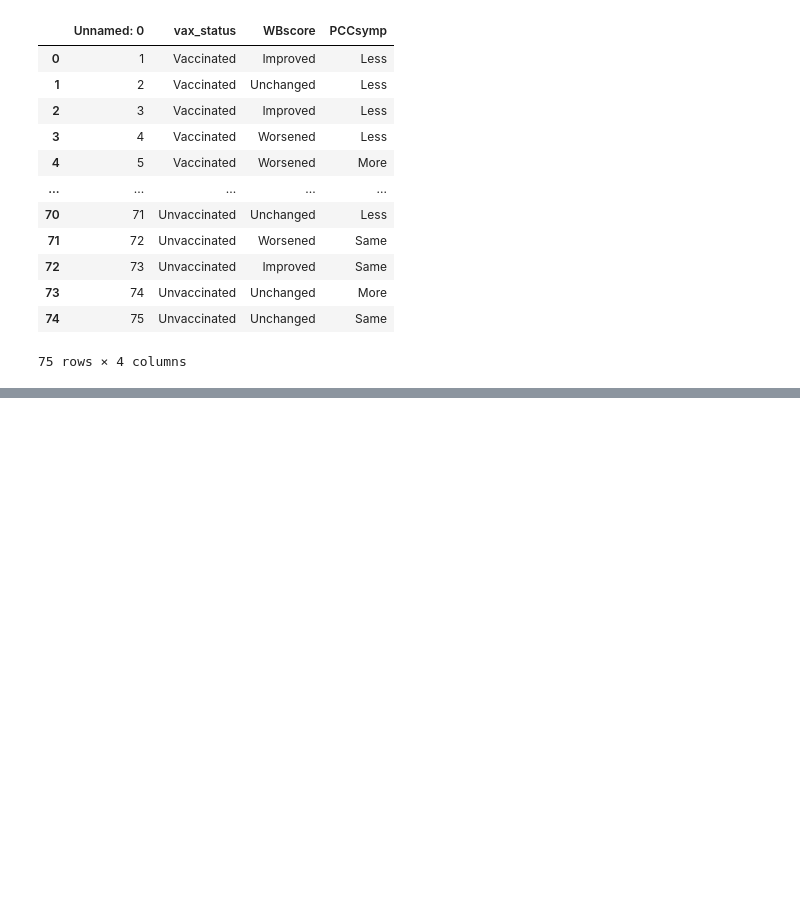
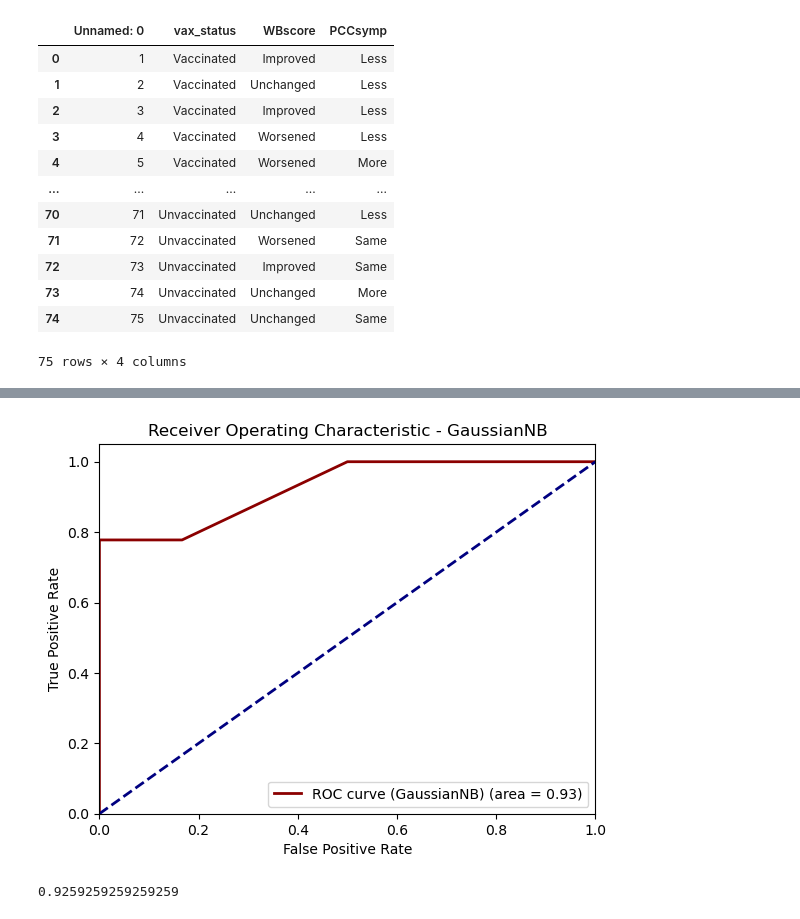
Before and after one commit to giomhern/machine-learning-spring-2024, a Jupyter notebook: week3/hw-notebooks/hw3.ipynb, the cells around one changed output, grey strips where cells are left out. Cells and saved outputs as stored; diff of their text form; code cells hidden in the pictures; blank space fills up the shorter version.

```diff
--- a/week3/hw-notebooks/hw3.ipynb
+++ b/week3/hw-notebooks/hw3.ipynb
@@ -119,0 +208,29 @@ PCCsymp        1.7359      0.694      2.501      0.012       0.375       3.097
+# %%
+from sklearn.naive_bayes import GaussianNB
+
+gnb_classifier = GaussianNB()
+gnb_classifier.fit(X_tree, y_tree)
+
+y_pred_proba_gnb = gnb_classifier.predict_proba(
+    X_test)[:, 1]  # Probabilities of being vaccinated
+
+fpr_gnb, tpr_gnb, _ = roc_curve(y_test, y_pred_proba_gnb)
+roc_auc_gnb = auc(fpr_gnb, tpr_gnb)
+
+plt.figure()
+lw = 2
+plt.plot(fpr_gnb, tpr_gnb, color='darkred',
+         lw=lw, label='ROC curve (GaussianNB) (area = %0.2f)' % roc_auc_gnb)
+plt.plot([0, 1], [0, 1], color='navy', lw=lw, linestyle='--')
+plt.xlim([0.0, 1.0])
+plt.ylim([0.0, 1.05])
+plt.xlabel('False Positive Rate')
+plt.ylabel('True Positive Rate')
+plt.title('Receiver Operating Characteristic - GaussianNB')
+plt.legend(loc="lower right")
+plt.show()
+
+roc_auc_gnb
+# %% [output]
+[figure, added]
+0.9259259259259259
```
Also changed, not shown: parts of 15 cells of this notebook.
